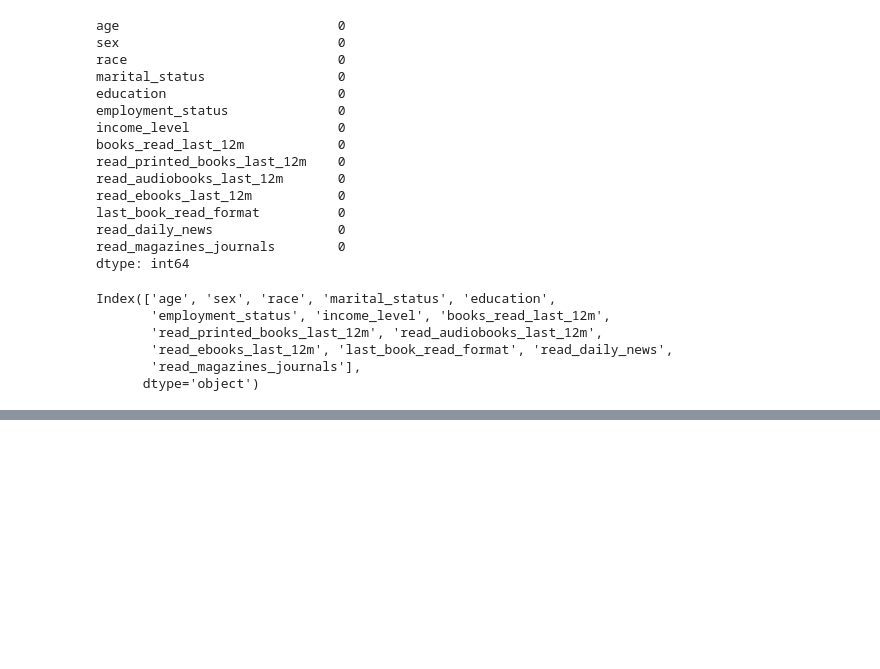
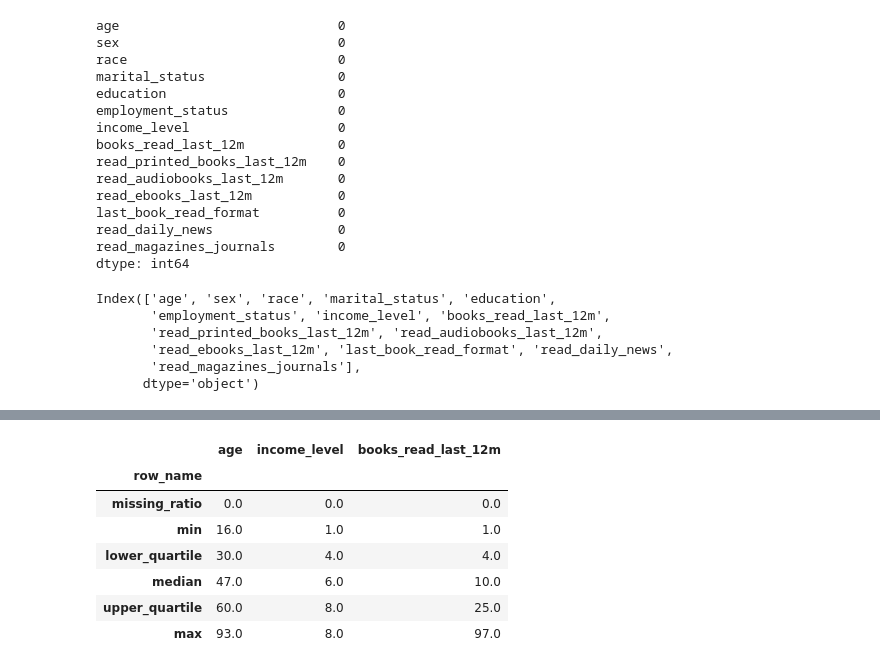
Before and after one commit to neyngnn/LTKHDL, a Jupyter notebook: notebook/Exploring.ipynb, the cells around one changed output, grey strips where cells are left out. Drawn from its saved outputs; the diff is of its cells as text; code cells hidden in the pictures; blank space fills up the shorter version.

```diff
--- a/notebook/Exploring.ipynb
+++ b/notebook/Exploring.ipynb
@@ -425,0 +422,23 @@ NameError: name 'sns' is not defined
+# %%
+# Phân bố dữ liệu ở các cột dạng số
+
+data = {
+    "row_name" : ["missing_ratio", "min", "lower_quartile", "median", "upper_quartile", "max"]
+}
+col_name = []
+for i in df.columns:
+    if (df[i].dtypes == 'float64') or (df[i].dtypes == 'int64'):
+        col_name.append(i)
+
+for i in col_name:
+    _data = []
+    missing_data = df[i].isna().sum()
+    _data.append((missing_data / len(df[i]) * 100).round(1))
+    _data.append(df[i].min())
+    percentile = df[i].quantile([0.25,0.5,0.75])
+    _data.append(percentile[0.25])
+    _data.append(percentile[0.5])
+    _data.append(percentile[0.75])
+    _data.append(df[i].max())
+    data[i] = _data
+num_col_info_df = pd.DataFrame(data).set_index('row_name')
@@ -425,0 +454,11 @@ NameError: name 'sns' is not defined
+# %%
+num_col_info_df
+# %% [output]
+|  | age | income_level | books_read_last_12m |
+| row_name |  |  |  |
+| missing_ratio | 0.0 | 0.0 | 0.0 |
+| min | 16.0 | 1.0 | 1.0 |
+| lower_quartile | 30.0 | 4.0 | 4.0 |
+| median | 47.0 | 6.0 | 10.0 |
+| upper_quartile | 60.0 | 8.0 | 25.0 |
+| max | 93.0 | 8.0 | 97.0 |
```
Also changed, not shown: parts of 4 cells of this notebook.
